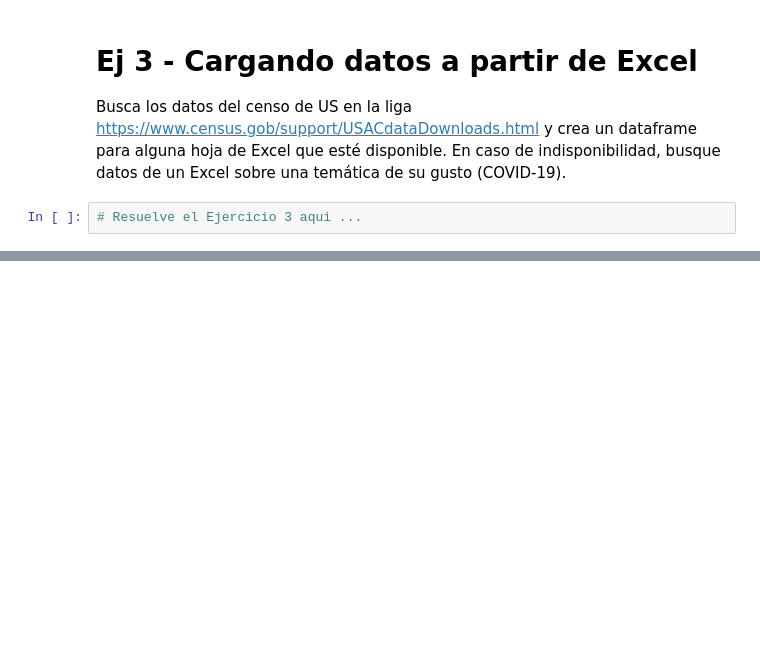
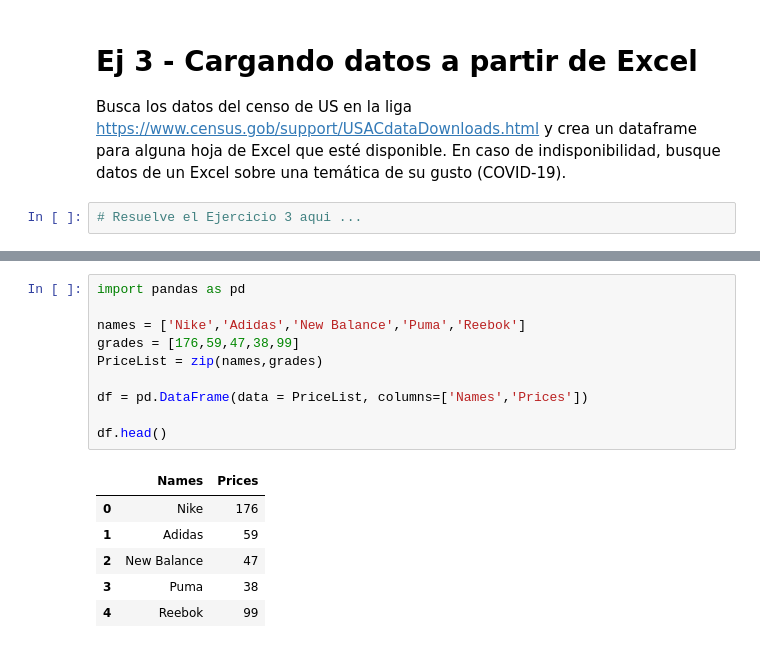
Before and after one commit to MarianaArzapalo/1-ADescDatos, a Jupyter notebook: 00-es_datos.ipynb, the cells around one changed output, grey strips where cells are left out. Drawn from its saved outputs; the diff is of its cells as text; blank space fills up the shorter version.

```diff
--- a/00-es_datos.ipynb
+++ b/00-es_datos.ipynb
@@ -179,0 +212,17 @@ Busca los datos del censo de US en la liga https://www.census.gob/support/USACda
+# %%
+import pandas as pd
+
+names = ['Nike','Adidas','New Balance','Puma','Reebok']
+grades = [176,59,47,38,99]
+PriceList = zip(names,grades)
+
+df = pd.DataFrame(data = PriceList, columns=['Names','Prices'])
+
+df.head()
+# %% [output]
+|  | Names | Prices |
+| 0 | Nike | 176 |
+| 1 | Adidas | 59 |
+| 2 | New Balance | 47 |
+| 3 | Puma | 38 |
+| 4 | Reebok | 99 |
```
Also changed, not shown: parts of 4 cells of this notebook, 1 other file.
